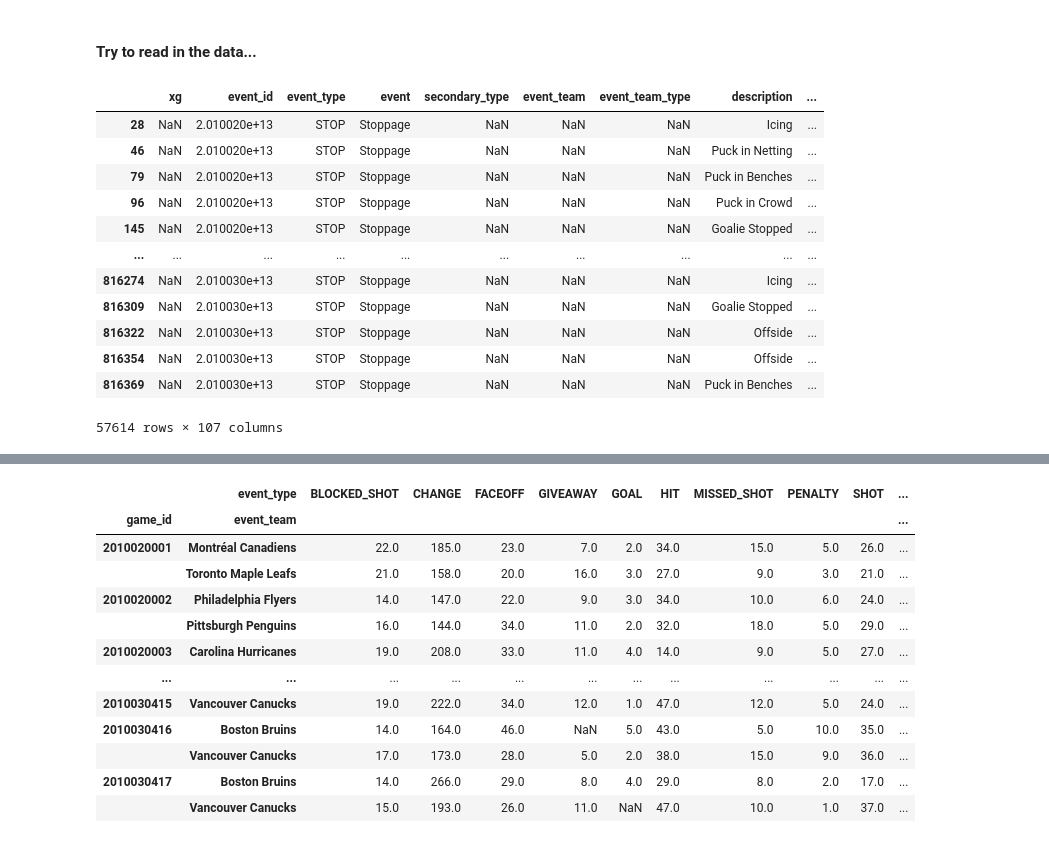
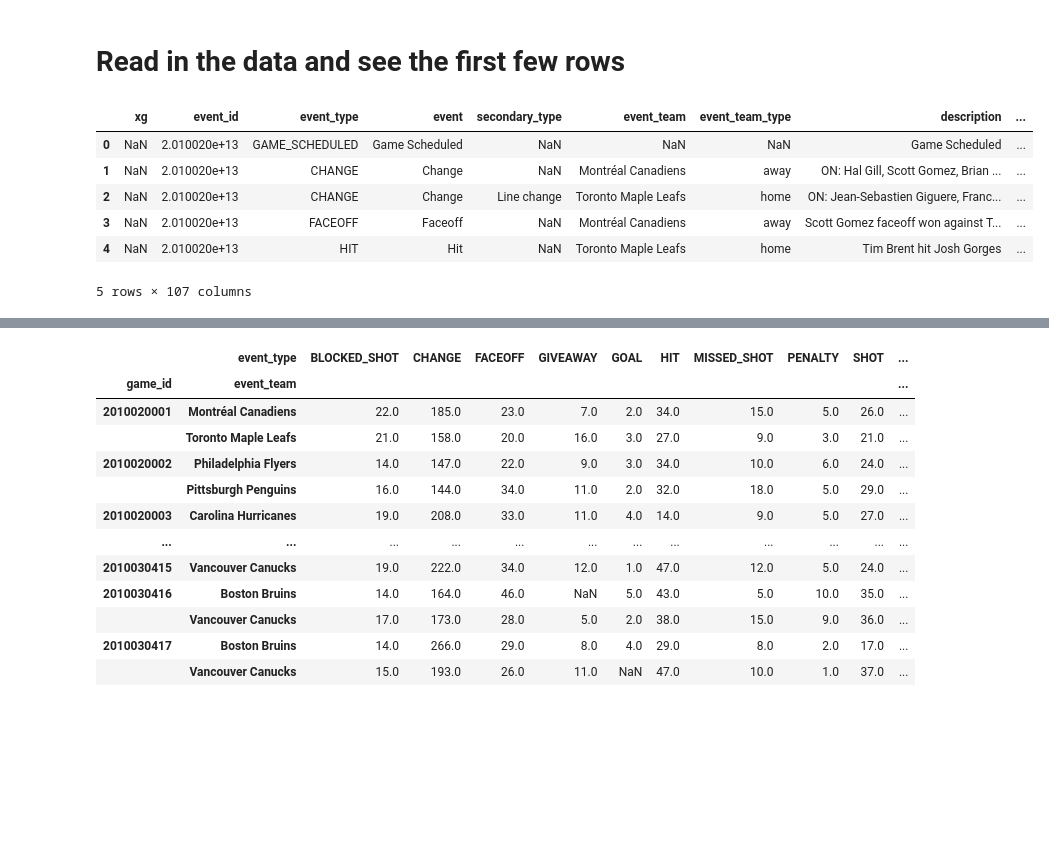
Before and after one commit to jeffxhansen/NHL_Win_Predictor, a Jupyter notebook: dylan.ipynb, the cells around one changed output, grey strips where cells are left out. Saved outputs shown, nothing was run; the diff lists cells and outputs as text; code cells hidden in the pictures; blank space fills up the shorter version.

```diff
--- a/dylan.ipynb
+++ b/dylan.ipynb
@@ -8,23 +8,18 @@ from sklearn.manifold import TSNE
 from umap import UMAP
 from warnings import filterwarnings
 filterwarnings('ignore')
+
+pd.set_option('display.max_columns', None)
-# %% [markdown]
-<h4>Try to read in the data...</h4>
+# %% [markdown]
+<h1>Read in the data and see the first few rows</h1>
 # %%
 df = pd.read_csv('data/dylan_data/play_by_play_2010_11.csv', encoding='latin1')
+df.head(5)
+# %% [output]
+|  | xg | event_id | event_type | event | secondary_type | event_team | event_team_type | description | ... |
+| 0 | NaN | 2.010020e+13 | GAME_SCHEDULED | Game Scheduled | NaN | NaN | NaN | Game Scheduled | ... |
+| 1 | NaN | 2.010020e+13 | CHANGE | Change | NaN | Montréal Canadiens | away | ON: Hal Gill, Scott Gomez, Brian ... | ... |
+| 2 | NaN | 2.010020e+13 | CHANGE | Change | Line change | Toronto Maple Leafs | home | ON: Jean-Sebastien Giguere, Franc... | ... |
+| 3 | NaN | 2.010020e+13 | FACEOFF | Faceoff | NaN | Montréal Canadiens | away | Scott Gomez faceoff won against T... | ... |
+| 4 | NaN | 2.010020e+13 | HIT | Hit | NaN | Toronto Maple Leafs | home | Tim Brent hit Josh Gorges | ... |
+5 rows × 107 columns
-# %%
-df[df.event_type == 'STOP']
-# %% [output]
-|  | xg | event_id | event_type | event | secondary_type | event_team | event_team_type | description | ... |
-| 28 | NaN | 2.010020e+13 | STOP | Stoppage | NaN | NaN | NaN | Icing | ... |
-| 46 | NaN | 2.010020e+13 | STOP | Stoppage | NaN | NaN | NaN | Puck in Netting | ... |
-| 79 | NaN | 2.010020e+13 | STOP | Stoppage | NaN | NaN | NaN | Puck in Benches | ... |
-| 96 | NaN | 2.010020e+13 | STOP | Stoppage | NaN | NaN | NaN | Puck in Crowd | ... |
-| 145 | NaN | 2.010020e+13 | STOP | Stoppage | NaN | NaN | NaN | Goalie Stopped | ... |
-| ... | ... | ... | ... | ... | ... | ... | ... | ... | ... |
-| 816274 | NaN | 2.010030e+13 | STOP | Stoppage | NaN | NaN | NaN | Icing | ... |
-| 816309 | NaN | 2.010030e+13 | STOP | Stoppage | NaN | NaN | NaN | Goalie Stopped | ... |
-| 816322 | NaN | 2.010030e+13 | STOP | Stoppage | NaN | NaN | NaN | Offside | ... |
-| 816354 | NaN | 2.010030e+13 | STOP | Stoppage | NaN | NaN | NaN | Offside | ... |
-| 816369 | NaN | 2.010030e+13 | STOP | Stoppage | NaN | NaN | NaN | Puck in Benches | ... |
-57614 rows × 107 columns
```
Also changed, not shown: parts of 19 cells of this notebook.
